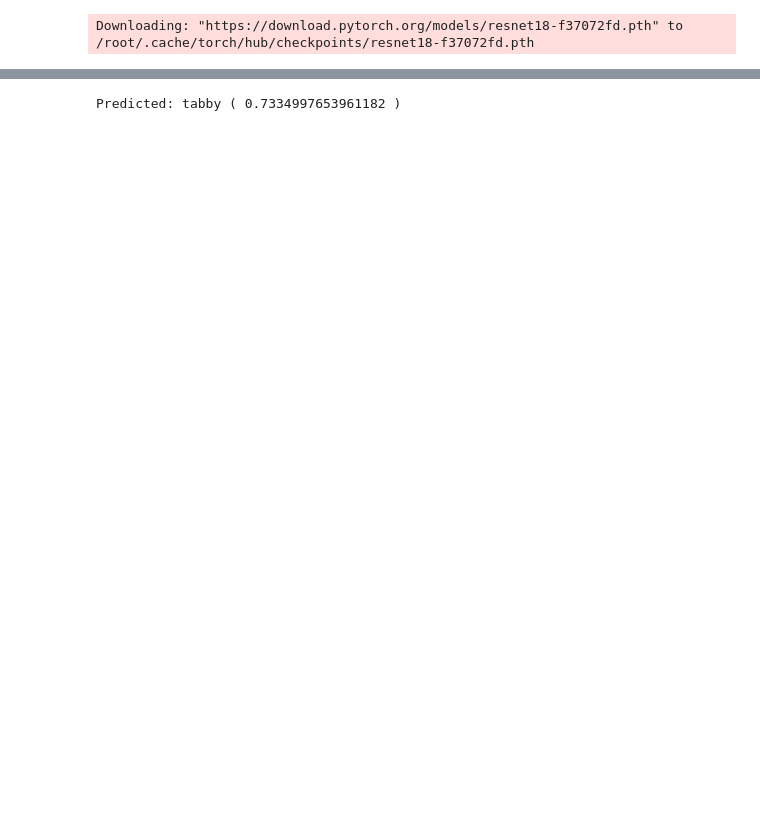
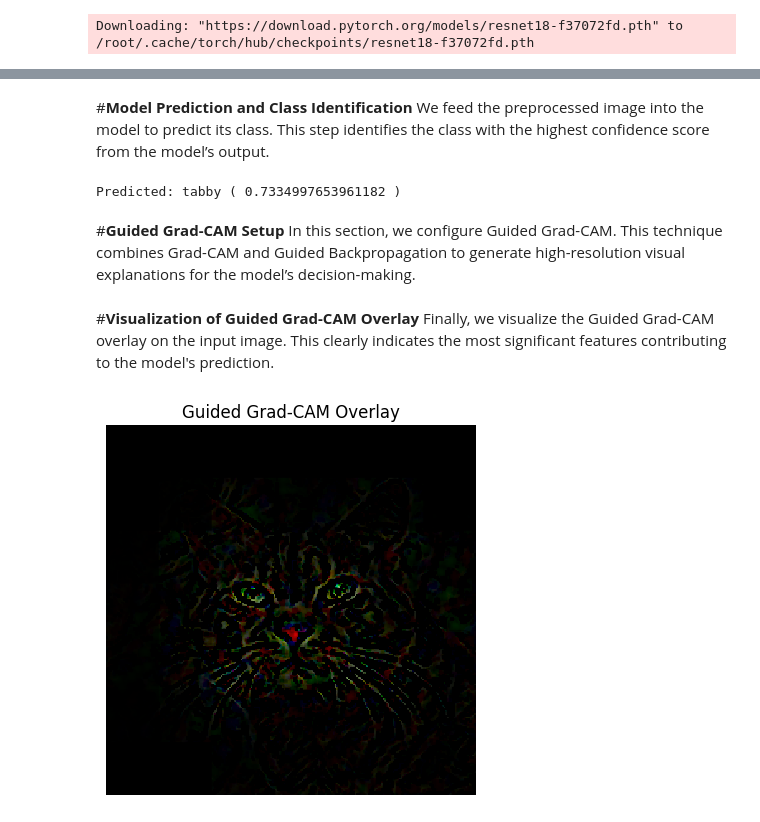
Before and after one commit to arianghoochani/xai-vision-explainability, a Jupyter notebook: notebooks/guided_grad_cam.ipynb, the cells around one changed output, grey strips where cells are left out. Cells and saved outputs as stored; diff of their text form; code cells hidden in the pictures; blank space fills up the shorter version.

Commit message:
add the revised guided grad cams

```diff
--- a/notebooks/guided_grad_cam.ipynb
+++ b/notebooks/guided_grad_cam.ipynb
@@ -95,3 +110,6 @@ Finally, we visualize the Guided Grad-CAM overlay on the input image. This clear
+# %% [markdown]
+#**Model Prediction and Class Identification**
+We feed the preprocessed image into the model to predict its class. This step identifies the class with the highest confidence score from the model’s output.
 # %%
 import torch.nn.functional as F
 
@@ -109,3 +127,31 @@ predicted_label = labels[pred_label_idx]
 print('Predicted:', predicted_label, '(', prediction_score, ')')
 # %% [output]
 Predicted: tabby ( 0.7334997653961182 )
+# %% [markdown]
+#**Guided Grad-CAM Setup**
+In this section, we configure Guided Grad-CAM. This technique combines Grad-CAM and Guided Backpropagation to generate high-resolution visual explanations for the model’s decision-making.
+# %%
+from captum.attr import GuidedBackprop, GuidedGradCam
+
+# --- Grad-CAM setup (last conv layer) ---
+target_layer = model.layer4[1].conv2
+layer_gc = LayerGradCam(model, target_layer)
+guided_gc = GuidedGradCam(model, target_layer)
+guided_gc_attr = guided_gc.attribute(input_img, target=pred_label_idx)
+# %% [markdown]
+#**Visualization of Guided Grad-CAM Overlay**
+Finally, we visualize the Guided Grad-CAM overlay on the input image. This clearly indicates the most significant features contributing to the model's prediction.
+# %%
+# Convert to image
+guided_gc_np = guided_gc_attr.squeeze().permute(1, 2, 0).cpu().detach().numpy()
+# guided_gc_np = np.maximum(guided_gc_np, 0)
+# guided_gc_np = guided_gc_np / guided_gc_np.max()
+guided_gc_np = guided_gc_np / guided_gc_np.max()
+guided_gc_np = np.power(guided_gc_np, 0.5)  # Brighten
+
+plt.imshow(guided_gc_np)
+plt.axis('off')
+plt.title("Guided Grad-CAM Overlay")
+plt.show()
+# %% [output]
+[figure, added]
```
Also changed, not shown: parts of 12 cells of this notebook, 2 other files.
